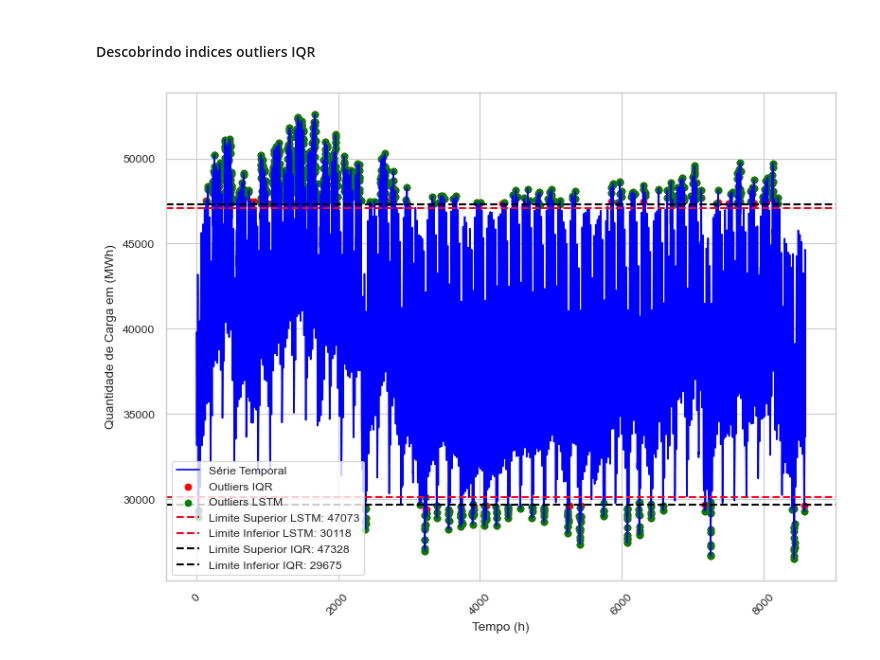
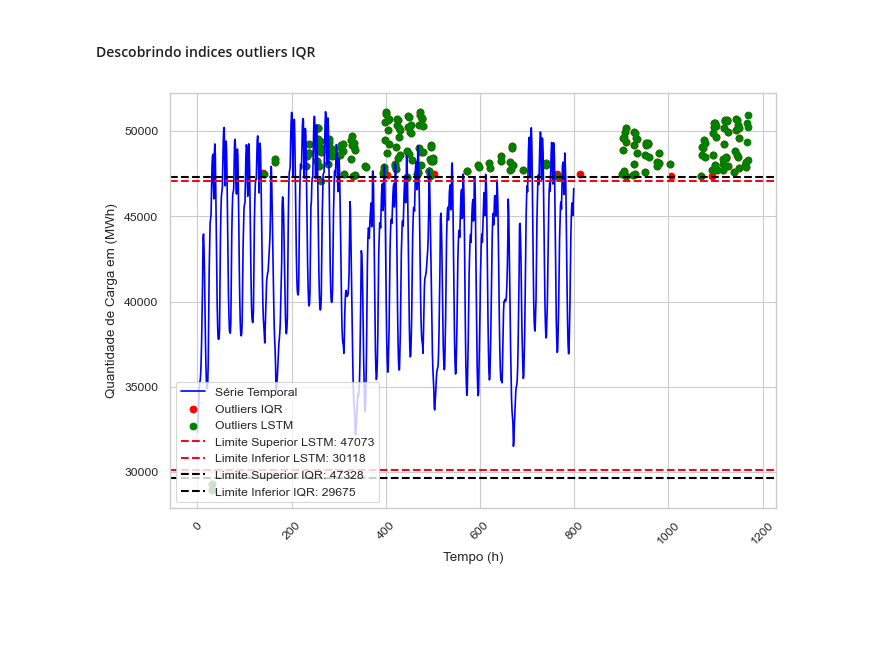
Before and after one commit to luks-santos/tcc-class-outliers, a Jupyter notebook: files_classification/4_process_train.ipynb, the cells around one changed output. Cells and saved outputs as stored; diff of their text form; code cells hidden in the pictures; blank space fills up the shorter version.

```diff
--- a/files_classification/4_process_train.ipynb
+++ b/files_classification/4_process_train.ipynb
@@ -367,27 +364,27 @@ Limite Inferior LSTM:  30118.0
 indices_test_outliers = np.where(y_frame_test == 1)[0]
 x_test_outliers = x_aux[indices_test_outliers]
 # %%
-plt.figure(figsize=(8, 6))
+plt.figure(figsize=(7, 5))
 
 
-plt.plot(x_test_desnormalization, color='blue', label='Série Temporal')
-plt.scatter(indices_test_outliers, x_test_outliers, color='red', marker='o', label='Outliers IQR', zorder=0)
-plt.scatter(indices_hat_outliers, x_hat_outliers, color='green', marker='o', label='Outliers LSTM', zorder=1)
+plt.plot(x_test_desnormalization[200:1000], color='blue', label='Série Temporal')
+plt.scatter(indices_test_outliers[0:200], x_test_outliers[0:200], color='red', marker='o', label='Outliers IQR', zorder=0)
+plt.scatter(indices_hat_outliers[0:200], x_hat_outliers[0:200], color='green', marker='o', label='Outliers LSTM', zorder=1)
 
 
 plt.xlabel('Tempo (h)')
 plt.ylabel('Quantidade de Carga em (MWh)')
 plt.xticks(rotation=45)
 
 plt.axhline(y=47073, color='#f5061d', linestyle='--', linewidth=1.5, label='Limite Superior LSTM: 47073')
 plt.axhline(y=30118, color='#f5061d', linestyle='--', linewidth=1.5, label='Limite Inferior LSTM: 30118')
 plt.axhline(y=47328, color='#000000', linestyle='--', linewidth=1.5, label='Limite Superior IQR: 47328')
 plt.axhline(y=29675, color='#000000', linestyle='--', linewidth=1.5, label='Limite Inferior IQR: 29675')
 
 plt.legend(loc='lower left')
 
 
 plt.tight_layout()
 plt.show()
 # %% [output]
-[figure, old version]
+[figure, new version]
```
Also changed, not shown: parts of 4 cells of this notebook, 2 other files.
